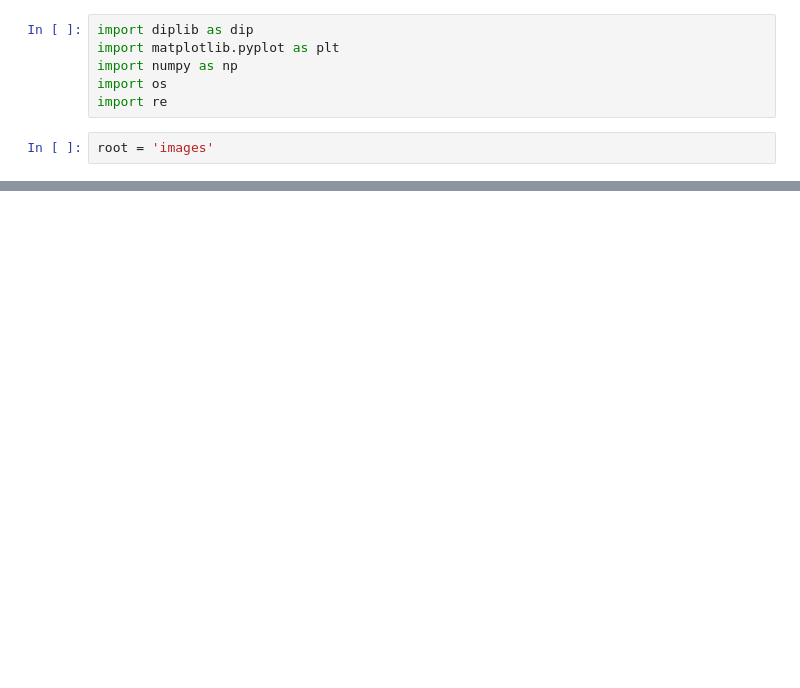
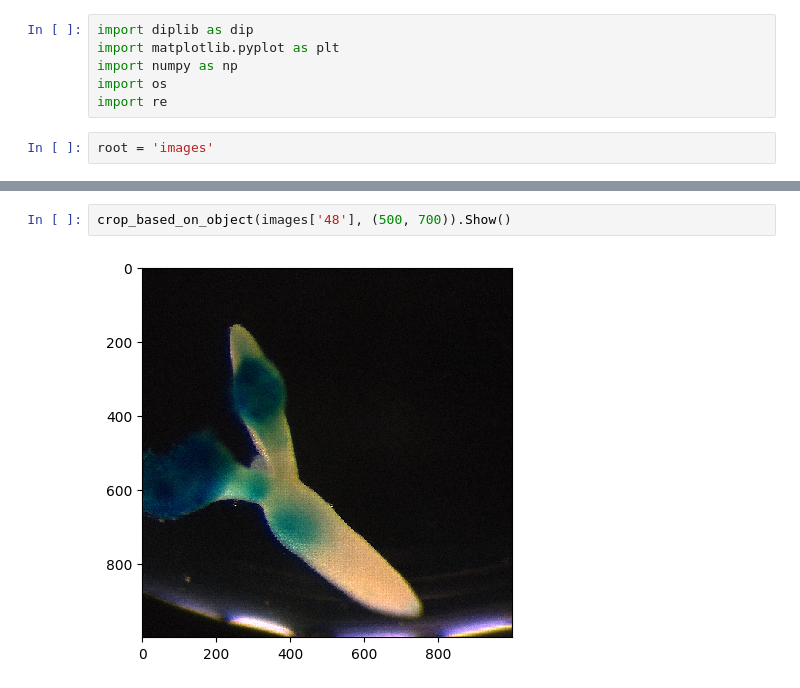
Before and after one commit to bramvaneerden/IA_Assignments, a Jupyter notebook: A5/classification.ipynb, the cells around one changed output, grey strips where cells are left out. Cells and saved outputs as stored; diff of their text form; blank space fills up the shorter version.

```diff
--- a/A5/classification.ipynb
+++ b/A5/classification.ipynb
@@ -117,0 +125,4 @@ plt.show()
+# %%
+crop_based_on_object(images['48'], (500, 700)).Show()
+# %% [output]
+[figure, added]
```
Also changed, not shown: parts of 5 cells of this notebook.
